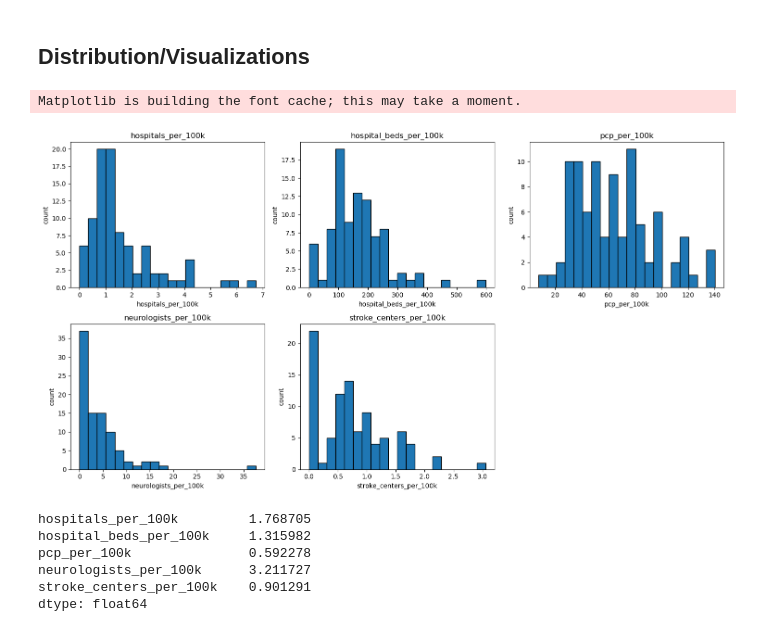
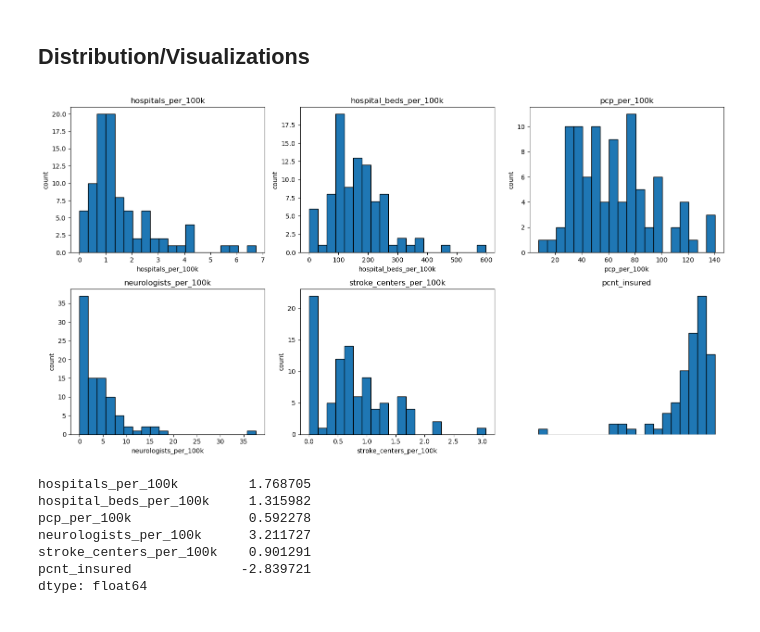
Before and after one commit to palism1/stroke-burden-index, a Jupyter notebook: notebooks/SCAI_EDA.ipynb, the cells around one changed output. Drawn from its saved outputs; the diff is of its cells as text; code cells hidden in the pictures.

Commit message:
SCAI EDA

```diff
--- a/notebooks/SCAI_EDA.ipynb
+++ b/notebooks/SCAI_EDA.ipynb
@@ -2,4 +14,4 @@
 import pandas as pd
 import sqlite3
 # %%
-con = sqlite3.connect("data/stroke_burden.db")
+con = sqlite3.connect("../data/stroke_burden.db")
@@ -24,0 +18,10 @@ scai_data
+# %%
+scai_data = pd.read_sql("""
+    SELECT c.fips, a.pcnt_insured,s.hospitals_per_100k, s.hospital_beds_per_100k, s.pcp_per_100k,
+    s.neurologists_per_100k, s.stroke_centers_per_100k
+    FROM counties c
+    JOIN acs a USING (fips)
+    JOIN scai s USING (fips)
+""", con)
+
+con.close()
@@ -174,30 +194,30 @@ A few counties have no neurologists but have designated stroke centers. Worth fl
 # %%
 import matplotlib.pyplot as plt
 
 cols = ['hospitals_per_100k', 'hospital_beds_per_100k', 'pcp_per_100k',
-         'neurologists_per_100k', 'stroke_centers_per_100k']
+         'neurologists_per_100k', 'stroke_centers_per_100k', 'pcnt_insured']
 
 fig, axes = plt.subplots(2, 3, figsize=(15, 8))
 axes = axes.flatten()
 
 for i, col in enumerate(cols):
     axes[i].hist(scai_data[col], bins=20, edgecolor='black')
     axes[i].set_title(col)
     axes[i].set_xlabel(col)
     axes[i].set_ylabel('count')
 
 axes[-1].axis('off')  # unused subplot
 plt.tight_layout()
 plt.show()
 
 # Skewness to quantify what the histograms show
 print(scai_data[cols].skew())
 # %% [output]
+[figure, new version]
-Matplotlib is building the font cache; this may take a moment.
+hospitals_per_100k         1.768705
+hospital_beds_per_100k     1.315982
+pcp_per_100k               0.592278
+neurologists_per_100k      3.211727
+stroke_centers_per_100k    0.901291
+pcnt_insured              -2.839721
+dtype: float64
-[figure, old version]
-hospitals_per_100k         1.768705
-hospital_beds_per_100k     1.315982
-pcp_per_100k               0.592278
-neurologists_per_100k      3.211727
-stroke_centers_per_100k    0.901291
-dtype: float64
```
Also changed, not shown: parts of 12 cells of this notebook, 1 other file.
